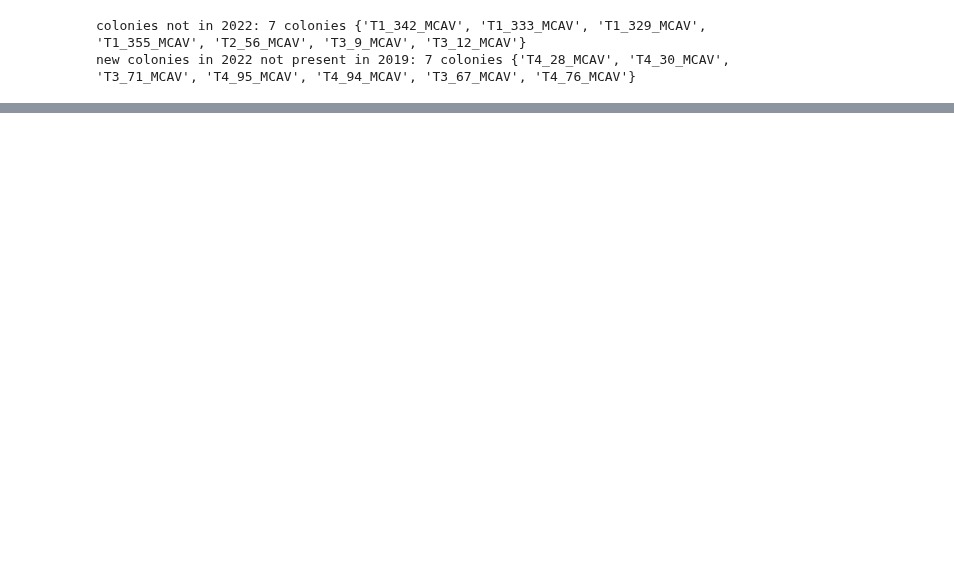
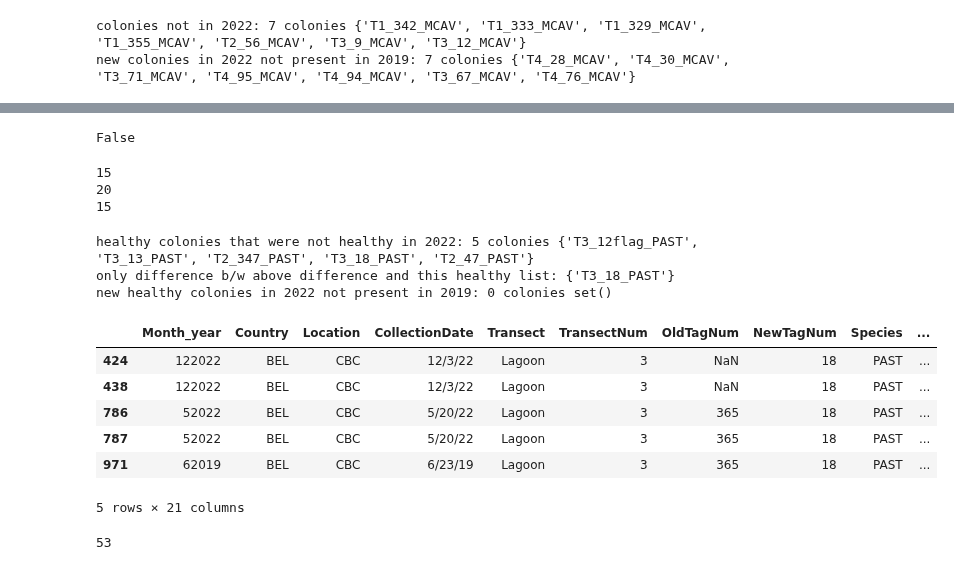
Before and after one commit to brookewicz/CBC_metagenomics, a Jupyter notebook: all_sctld/sample_lists.ipynb, the cells around one changed output, grey strips where cells are left out. Saved outputs shown, nothing was run; the diff lists cells and outputs as text; code cells hidden in the pictures; blank space fills up the shorter version.

Commit message:
investigate past and pstr sample numbers

```diff
--- a/all_sctld/sample_lists.ipynb
+++ b/all_sctld/sample_lists.ipynb
@@ -434,0 +589,18 @@ condensed2
+# %%
+# crosscheck 2019 and 2022 colonies and samples
+# no past colonies were added in 2022 so why are there 24 healthy in 2022 and 20 healthy in 2019?
+
+# past subset
+past=matched_metadata[matched_metadata['Species']=="PAST"]
+# list of all samples in 2019
+meta_2019=past[
+    (past['Month_year']==62019) |
+    (past['Month_year']==102019)]
+ids_2019=set(meta_2019['colony_id'].unique())
+# list of all samples in 2022
+meta_2022=past[
+    (past['Month_year']==52022) |
+    (past['Month_year']==122022)]
+ids_2022=set(meta_2022['colony_id'].unique())
+# do they match
+ids_2019 == ids_2022
@@ -434,0 +674,60 @@ condensed2
+# %%
+# check healthy
+
+# healthy 2019 samples
+healthy_past2019=meta_2019[meta_2019['Health_status']=='Healthy']
+ids_h2019=set(healthy_past2019['colony_id'].unique())
+
+# healthy 2022 samples
+healthy_past2022=meta_2022[meta_2022['Health_status']=='Healthy']
+ids_h2022=set(healthy_past2022['colony_id'].unique())
+
+# do they match
+ids_h2019 == ids_h2022
+# %% [output]
+False
+# %%
+# colonies present in both years
+print(len(ids_h2019 & ids_h2022))
+# 5 stayed healthy
+
+print(len(ids_h2019))
+
+print(len(ids_h2022))
+# %% [output]
+15
+20
+15
+# %%
+print('healthy colonies that were not healthy in 2022:',len(ids_h2019 - ids_h2022), 'colonies',
+      ids_h2019 - ids_h2022)
+print('only difference b/w above difference and this healthy list:', ids_2022-ids_h2022)
+# manually checking fate
+
+# new healthy colonies in 2022 not present in 2019
+print('new healthy colonies in 2022 not present in 2019:',len(ids_h2022 - ids_h2019), 'colonies',
+      ids_h2022 - ids_h2019)
+# %% [output]
+healthy colonies that were not healthy in 2022: 5 colonies {'T3_12flag_PAST', 'T3_13_PAST', 'T2_347_PAST', 'T3_18_PAST', 'T2_47_PAST'}
+only difference b/w above difference and this healthy list: {'T3_18_PAST'}
+new healthy colonies in 2022 not present in 2019: 0 colonies set()
+# %%
+# weird ones:
+past[past['colony_id']=='T3_18_PAST']
+# diseased
+# %% [output]
+|  | Month_year | Country | Location | CollectionDate | Transect | TransectNum | OldTagNum | NewTagNum | Species | ... |
+| 424 | 122022 | BEL | CBC | 12/3/22 | Lagoon | 3 | NaN | 18 | PAST | ... |
+| 438 | 122022 | BEL | CBC | 12/3/22 | Lagoon | 3 | NaN | 18 | PAST | ... |
+| 786 | 52022 | BEL | CBC | 5/20/22 | Lagoon | 3 | 365 | 18 | PAST | ... |
+| 787 | 52022 | BEL | CBC | 5/20/22 | Lagoon | 3 | 365 | 18 | PAST | ... |
+| 971 | 62019 | BEL | CBC | 6/23/19 | Lagoon | 3 | 365 | 18 | PAST | ... |
+5 rows × 21 columns
+# %%
+# so only 1 2019 healthy colony got disease in 2022?
+# so why is there 4 more healthy samples in 2022 than in 2019??
+past_meta=matched_metadata[matched_metadata['Species']=='PAST']
+len(past_meta)
+# 53 total samples
+# %% [output]
+53
```
Also changed, not shown: parts of 32 cells of this notebook.
